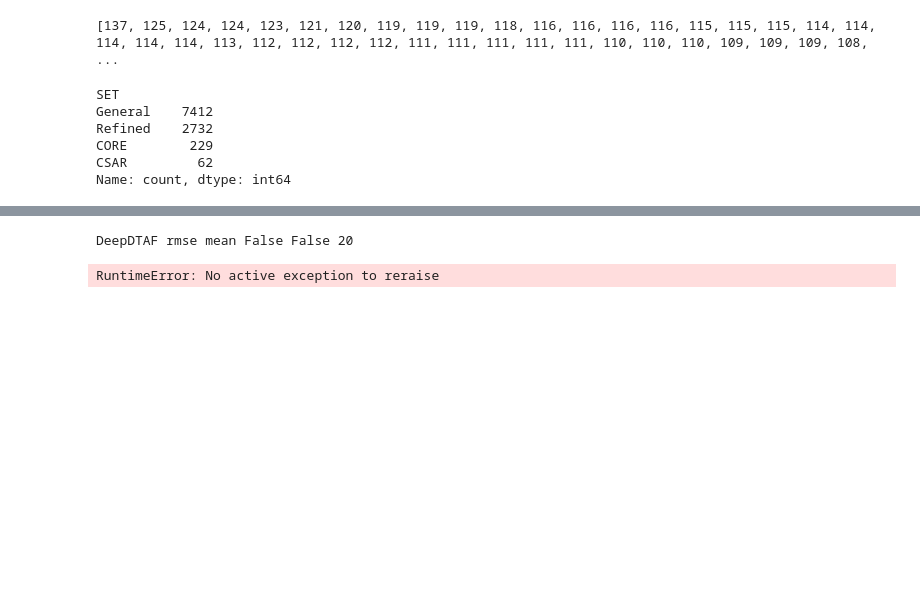
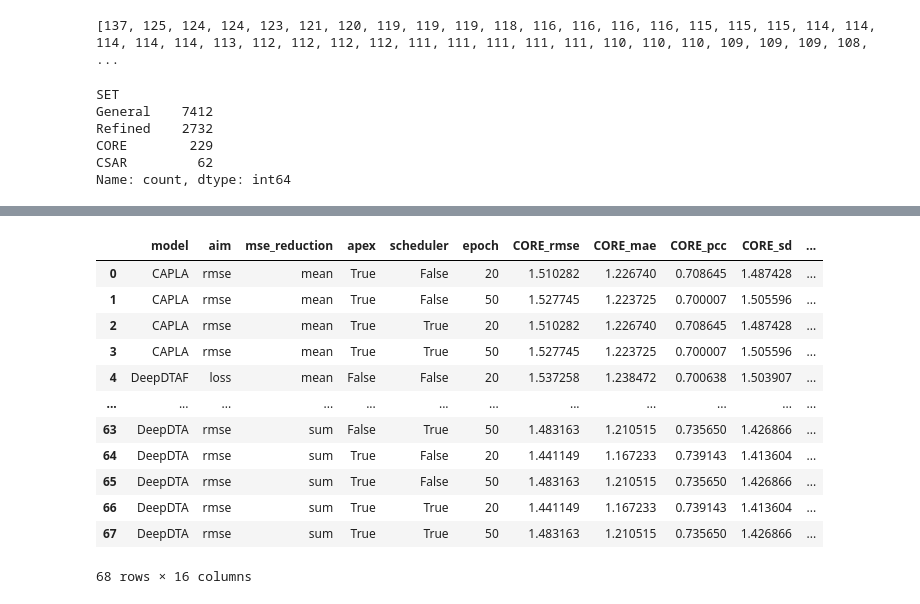
Before and after one commit to eda-ginger/A2H-Net, a Jupyter notebook: a2h_dataset.ipynb, the cells around one changed output, grey strips where cells are left out. Cells and saved outputs as stored; diff of their text form; code cells hidden in the pictures; blank space fills up the shorter version.

```diff
--- a/a2h_dataset.ipynb
+++ b/a2h_dataset.ipynb
@@ -1440,3 +1440,15 @@ python main.py --model CAPLA --project CAPLA_loss_mse_sum_ap-False_sh-True_epoch
 python main.py --model CAPLA --project CAPLA_loss_mse_sum_ap-False_sh-True_epoch50 --n_epoch 50 --loss mse_sum --apex --scheduler --aim loss
 python main.py --model CAPLA --project CAPLA_loss_mse_sum_ap-False_sh-False_epoch20 --n_epoch 20 --loss mse_sum --apex --scheduler --aim loss
 python main.py --model CAPLA --project CAPLA_loss_mse_sum_ap-False_sh-False_epoch50 --n_epoch 50 --loss mse_sum --apex --scheduler --aim loss
+# %%
+models = ['DeepDTA', 'DeepDTAF', 'CAPLA']
+aims = ['rmse', 'mse']
+reduction = ['mse_mean', 'mse_sum']
+epoch = [20, 40, 60, 80, 100]
+
+for m in models:
+    for a in aims:
+        for r in reduction:
+            for e in epoch:
+                command = f"python main.py --model {m} --n_epoch {e} --loss {r} --aim {a} --project {m}_{a}_{r.split('_')[1]}_epoch{e}"
+                print(command)
@@ -1443,31 +1473,57 @@ python main.py --model CAPLA --project CAPLA_loss_mse_sum_ap-False_sh-False_epoc
 # %%
 import json
+summaries = []
 results = [fd for fd in Path('logs').glob('*') if fd.stem != 'DeepDTAF_log']
 for r in results:
     name = r.stem
     md = name.split('_')[0]
     aim = name.split('_')[1]
     mse_reduction = name.split('_')[3]
     apex = name.split('_')[4].split('-')[1]
     scheduler = name.split('_')[5].split('-')[1]
     epoch = name.split('_')[6][5:]
-    print(md, aim, mse_reduction, apex, scheduler, epoch)
-    raise
 
     summary = {'model': md,
                'aim': aim,
                'mse_reduction': mse_reduction,
                'apex': apex, 'scheduler': scheduler,
                'epoch': epoch}
 
-    with open(r / 'average_test_metrics.json', 'r') as f:
+    file = r / 'average_test_metrics.json'
+    if not file.exists():
+        continue
+
+    with open(file, 'r') as f:
         tst_result = json.load(f)
-    for dt in ['CSAR', 'CORE']:
+    for dt in ['CORE', 'CSAR']:
         rmse = tst_result[dt]['rmse']
         mae = tst_result[dt]['mae']
         pcc = tst_result[dt]['pcc']
         sd = tst_result[dt]['sd']
         ci = tst_result[dt]['ci']
+
+        summary[f'{dt}_rmse'] = rmse
+        summary[f'{dt}_mae'] = mae
+        summary[f'{dt}_pcc'] = pcc
+        summary[f'{dt}_sd'] = sd
+        summary[f'{dt}_ci'] = ci
+
+    summaries.append(summary)
+
+summaries = pd.DataFrame(summaries)
+summaries.to_csv('summaries.csv', index=False)
+summaries
 # %% [output]
+|  | model | aim | mse_reduction | apex | scheduler | epoch | CORE_rmse | CORE_mae | CORE_pcc | CORE_sd | ... |
+| 0 | CAPLA | rmse | mean | True | False | 20 | 1.510282 | 1.226740 | 0.708645 | 1.487428 | ... |
+| 1 | CAPLA | rmse | mean | True | False | 50 | 1.527745 | 1.223725 | 0.700007 | 1.505596 | ... |
+| 2 | CAPLA | rmse | mean | True | True | 20 | 1.510282 | 1.226740 | 0.708645 | 1.487428 | ... |
+| 3 | CAPLA | rmse | mean | True | True | 50 | 1.527745 | 1.223725 | 0.700007 | 1.505596 | ... |
+| 4 | DeepDTAF | loss | mean | False | False | 20 | 1.537258 | 1.238472 | 0.700638 | 1.503907 | ... |
+| ... | ... | ... | ... | ... | ... | ... | ... | ... | ... | ... | ... |
+| 63 | DeepDTA | rmse | sum | False | True | 50 | 1.483163 | 1.210515 | 0.735650 | 1.426866 | ... |
+| 64 | DeepDTA | rmse | sum | True | False | 20 | 1.441149 | 1.167233 | 0.739143 | 1.413604 | ... |
+| 65 | DeepDTA | rmse | sum | True | False | 50 | 1.483163 | 1.210515 | 0.735650 | 1.426866 | ... |
+| 66 | DeepDTA | rmse | sum | True | True | 20 | 1.441149 | 1.167233 | 0.739143 | 1.413604 | ... |
+| 67 | DeepDTA | rmse | sum | True | True | 50 | 1.483163 | 1.210515 | 0.735650 | 1.426866 | ... |
-DeepDTAF rmse mean False False 20
+68 rows × 16 columns
-RuntimeError: No active exception to reraise
```
Also changed, not shown: parts of 2 cells of this notebook, 12 other files.
